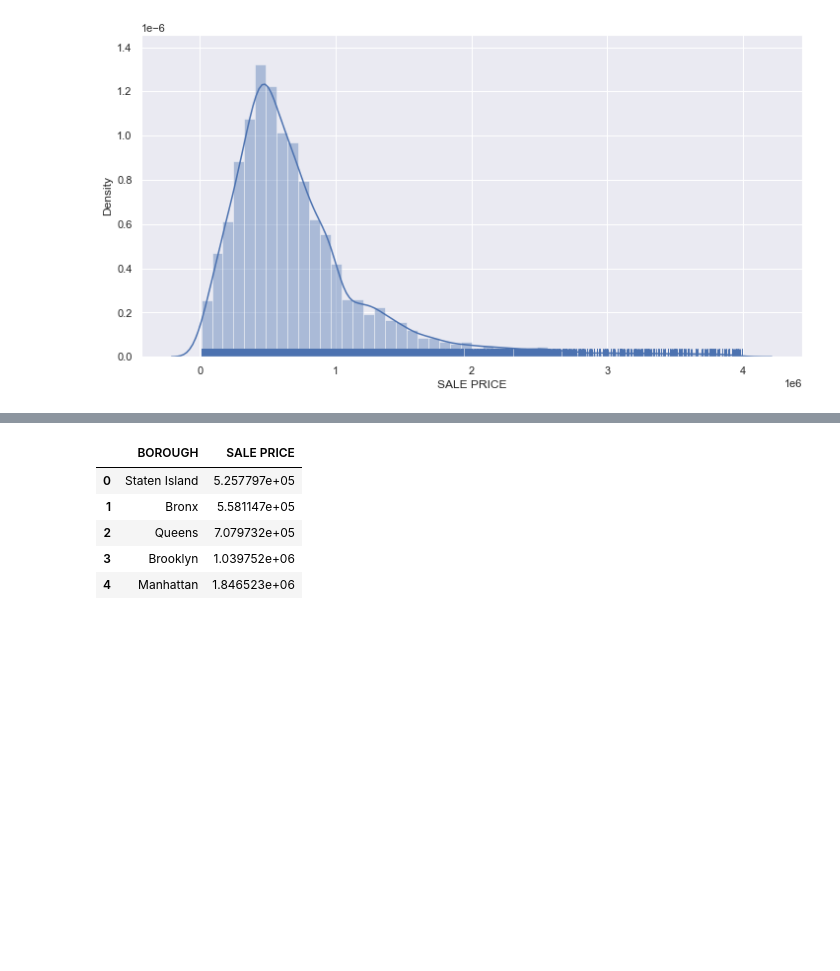
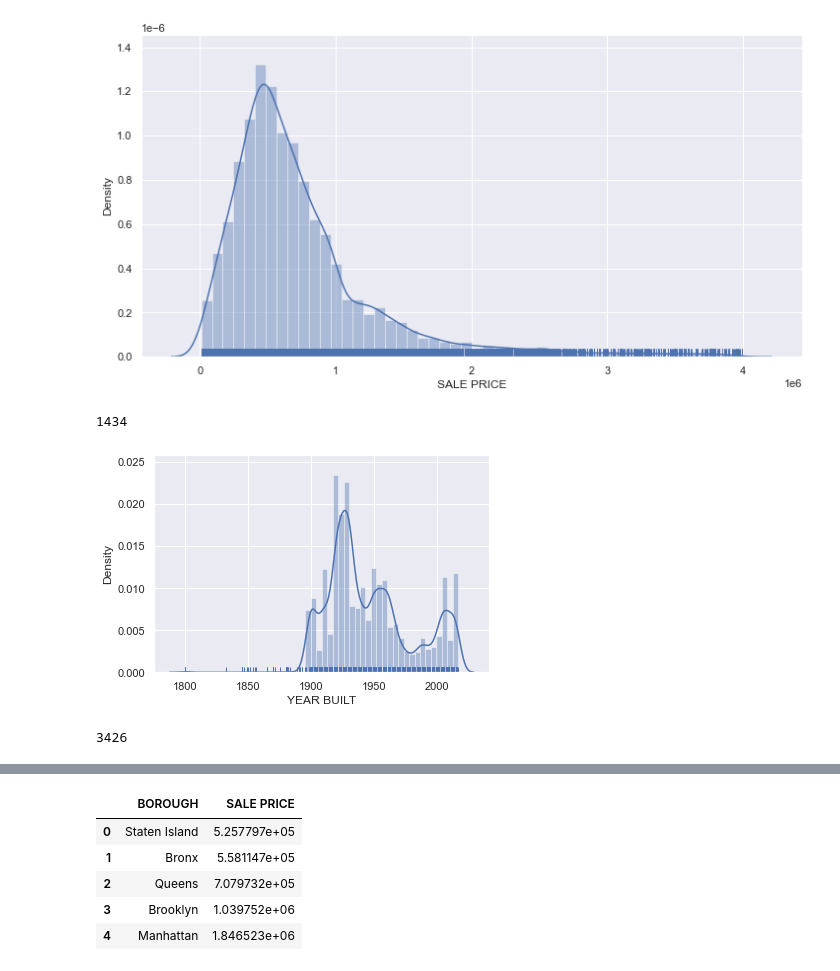
Before and after one commit to Jkamin0/ECN-5090, a Jupyter notebook: HW/HW-2 EDA for NYC.ipynb, the cells around one changed output, grey strips where cells are left out. Saved outputs shown, nothing was run; the diff lists cells and outputs as text; code cells hidden in the pictures; blank space fills up the shorter version.

```diff
--- a/HW/HW-2 EDA for NYC.ipynb
+++ b/HW/HW-2 EDA for NYC.ipynb
@@ -245,3 +249,15 @@ sns.distplot(df2['SALE PRICE'], kde=True, bins=50, rug=True)
 plt.show()
 # %% [output]
 [figure]
+# %%
+# Lets see if any year built value is at 0, we wouldn't want those
+df2[df2['YEAR BUILT']==0]['YEAR BUILT'].count()
+# %% [output]
+1434
+# %%
+# Let see how our year built data looks without 0 values included
+df3=df2[df2['YEAR BUILT']!=0].copy()
+sns.distplot(df3['YEAR BUILT'], bins=50, rug=True)
+plt.show()
+# %% [output]
+[figure, added]
@@ -247,0 +266,4 @@ plt.show()
+# %%
+df3[df3['TOTAL UNITS']==0]['TOTAL UNITS'].count()
+# %% [output]
+3426
```
Also changed, not shown: parts of 21 cells of this notebook.
